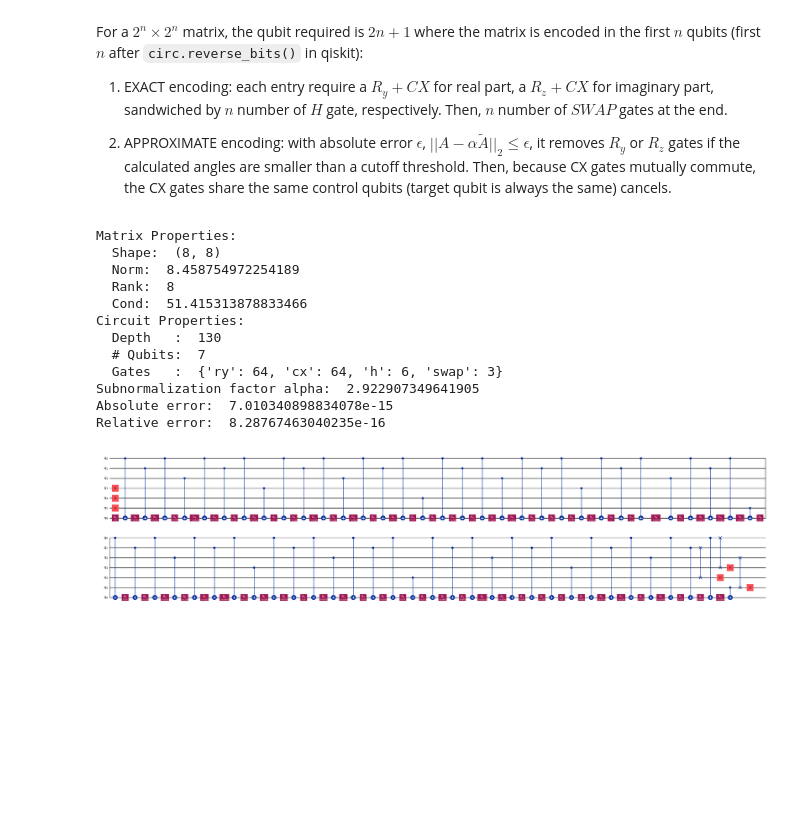
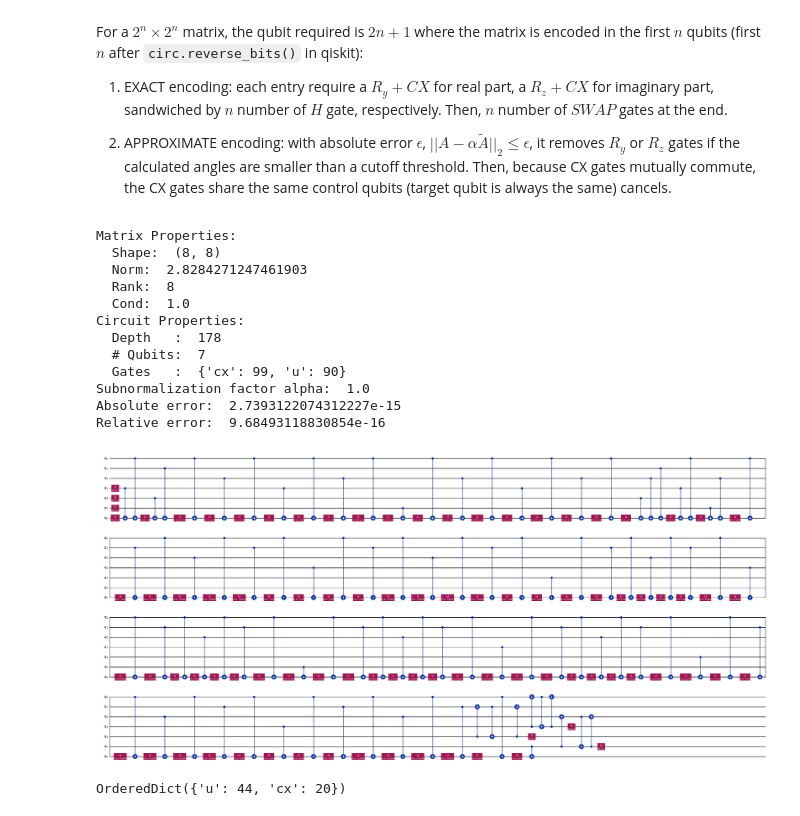
Before and after one commit to Firepanda415/qla_lib, a Jupyter notebook: Resources/mode_demo.ipynb, the cells around one changed output. Cells and saved outputs as stored; diff of their text form; code cells hidden in the pictures; blank space fills up the shorter version.

Commit message:
update for circuit generation

```diff
--- a/Resources/mode_demo.ipynb
+++ b/Resources/mode_demo.ipynb
@@ -13,43 +13,58 @@ For a $2^n \times 2^n$ matrix, the qubit required is $2n+1$ where the matrix is
 
 2. APPROXIMATE encoding: with absolute error $\epsilon$, $||A - \alpha \tilde{A}||_2 \leq \epsilon$, it removes $R_y$ or $R_z$ gates if the calculated angles are smaller than a cutoff threshold. Then, because CX gates mutually commute, the CX gates share the same control qubits (target qubit is always the same) cancels.
 # %%
-from _fable_block_encoding import fable
+from fable_block_encoding import fable
+import scipy as sp
+import qiskit
 import numpy as np
 from qiskit_aer import Aer
+from qiskit import transpile
 simulator = Aer.get_backend("unitary_simulator")
 
 # generate a random matrix and block encode it
 n = 3
 N = 2**n
-A = np.random.randn(N, N)
+# A = np.random.randn(N, N)
+A = sp.sparse.random(N, N, density=0.01, format='csr', dtype=complex).toarray()
+A = A + A.conj().T
+A = sp.linalg.expm(1j * A * 1)
+
 circ, alpha = fable(A, 0)
-result = simulator.run(circ).result()
-unitary = result.get_unitary(circ)
+trans_circ = transpile(circ, basis_gates=['u', 'cx'], optimization_level=0)
+result = simulator.run(trans_circ).result()
+unitary = result.get_unitary(trans_circ)
 ##
 print("Matrix Properties:")
 print("  Shape: ", A.shape)
 print("  Norm: ", np.linalg.norm(A))
 print("  Rank: ", np.linalg.matrix_rank(A))
 print("  Cond: ", np.linalg.cond(A))
 print("Circuit Properties:")
-print("  Depth   : ", circ.depth())
-print("  # Qubits: ", circ.num_qubits)
-print("  Gates   : ", dict(circ.count_ops()))
+print("  Depth   : ", trans_circ.depth())
+print("  # Qubits: ", trans_circ.num_qubits)
+print("  Gates   : ", dict(trans_circ.count_ops()))
 print("Subnormalization factor alpha: ", alpha)
 print("Absolute error: ", np.linalg.norm(alpha * N * unitary.data[0:N, 0:N] - A))
 print("Relative error: ", np.linalg.norm(alpha * N * unitary.data[0:N, 0:N] - A)/np.linalg.norm(A))
-circ.draw(output='mpl', fold=66, scale = 0.99) ## fold -> width of the image
+trans_circ.draw(output='mpl', fold=66, scale = 0.99) ## fold -> width of the image
 # %% [output]
 Matrix Properties:
   Shape:  (8, 8)
-  Norm:  8.458754972254189
+  Norm:  2.8284271247461903
   Rank:  8
-  Cond:  51.415313878833466
+  Cond:  1.0
 Circuit Properties:
-  Depth   :  130
+  Depth   :  178
   # Qubits:  7
-  Gates   :  {'ry': 64, 'cx': 64, 'h': 6, 'swap': 3}
-Subnormalization factor alpha:  2.922907349641905
-Absolute error:  7.010340898834078e-15
-Relative error:  8.28767463040235e-16
+  Gates   :  {'cx': 99, 'u': 90}
+Subnormalization factor alpha:  1.0
+Absolute error:  2.7393122074312227e-15
+Relative error:  9.68493118830854e-16
-[figure, old version]
+[figure, new version]
+# %%
+qsd_qc = qiskit.QuantumCircuit(n)
+qsd_qc.unitary(A, list(range(n)))
+trans_qsd_qc = transpile(qsd_qc, basis_gates=['u', 'cx'], optimization_level=0)
+print(trans_qsd_qc.count_ops())
+# %% [output]
+OrderedDict({'u': 44, 'cx': 20})
```
Also changed, not shown: 4 other files.
